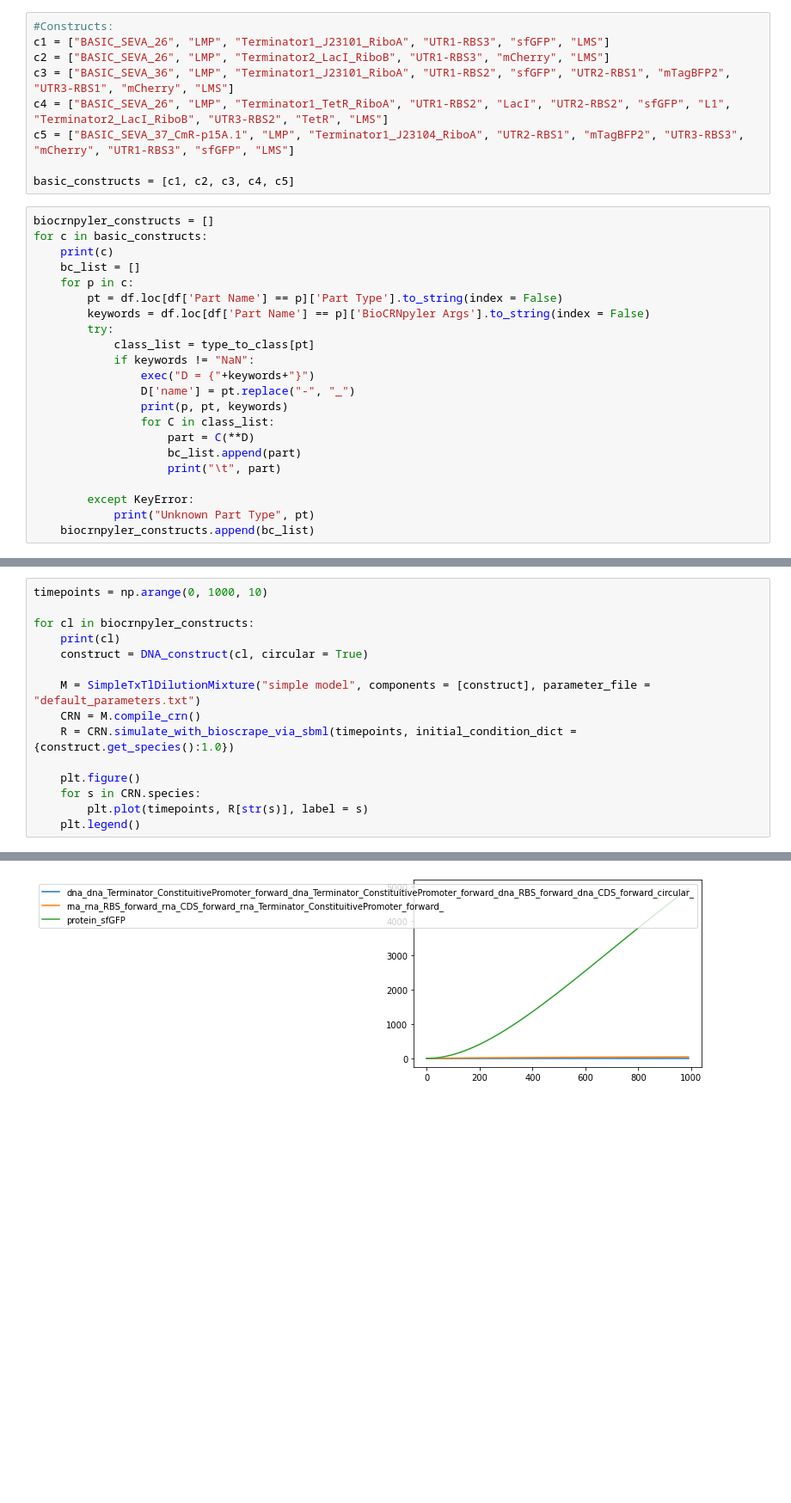
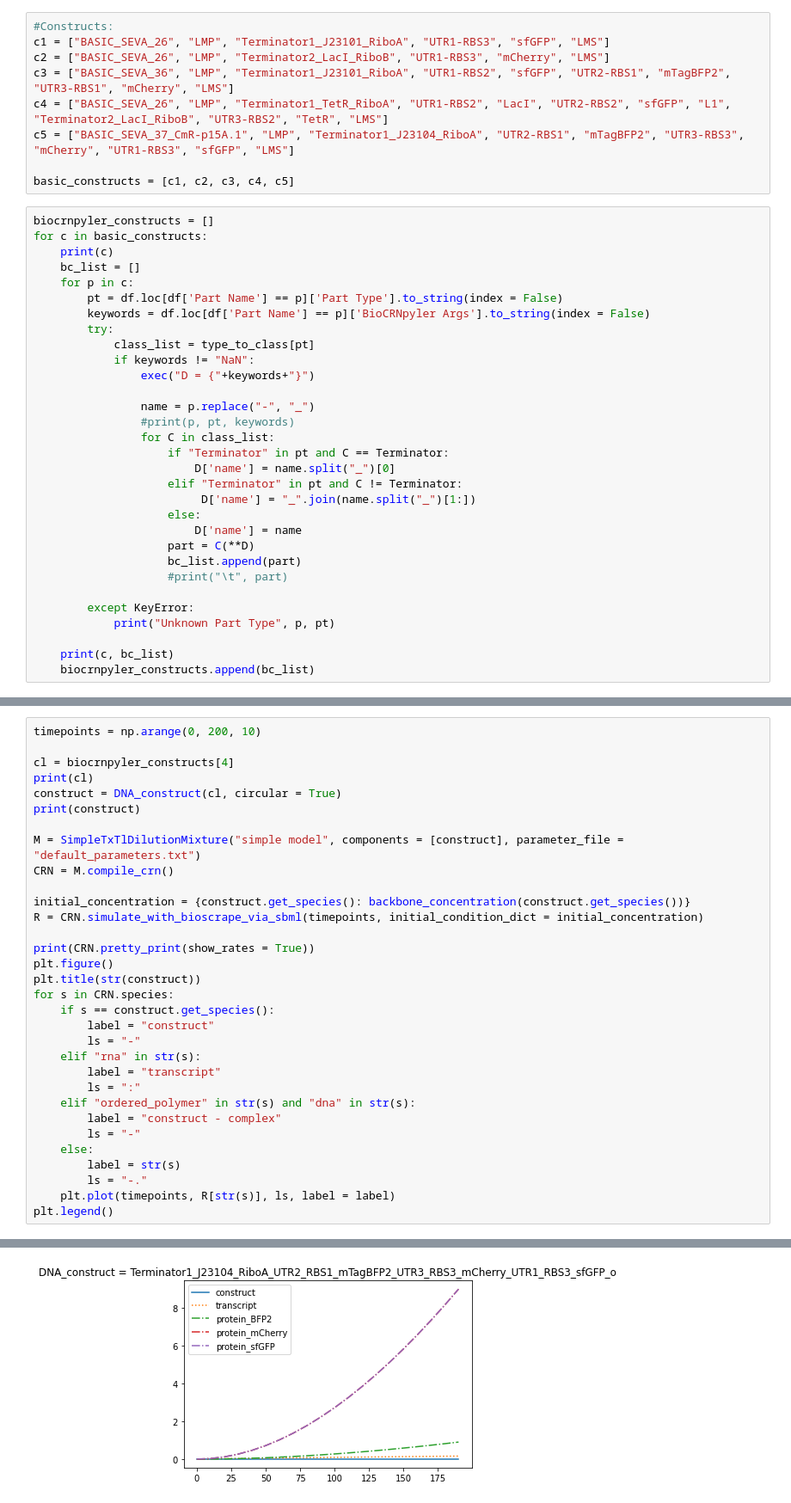
Before and after one commit to LondonBiofoundry/basicsynbio-BioCRNpyler, a Jupyter notebook: Prototype Notebook.ipynb, the cells around one changed output, grey strips where cells are left out. Shown at 86% size. Cells and saved outputs as stored; diff of their text form; blank space fills up the shorter version.

Commit message:
Parameter improvements

```diff
--- a/Prototype Notebook.ipynb
+++ b/Prototype Notebook.ipynb
@@ -59,15 +49,24 @@ for c in basic_constructs:
             class_list = type_to_class[pt]
             if keywords != "NaN":
                 exec("D = {"+keywords+"}")
-                D['name'] = pt.replace("-", "_")
-                print(p, pt, keywords)
+
+                name = p.replace("-", "_")
+                #print(p, pt, keywords)
                 for C in class_list:
+                    if "Terminator" in pt and C == Terminator:
+                        D['name'] = name.split("_")[0]
+                    elif "Terminator" in pt and C != Terminator:
+                         D['name'] = "_".join(name.split("_")[1:])
+                    else:
+                        D['name'] = name
                     part = C(**D)
                     bc_list.append(part)
-                    print("\t", part)
+                    #print("\t", part)
 
         except KeyError:
-            print("Unknown Part Type", pt)
+            print("Unknown Part Type", p, pt)
+
+    print(c, bc_list)
     biocrnpyler_constructs.append(bc_list)
 # %% [output]
 ['BASIC_SEVA_26', 'LMP', 'Terminator1_J23101_RiboA', 'UTR1-RBS3', 'sfGFP', 'LMS']
@@ -90,16 +305,33 @@ LMS Linker
 # %%
-timepoints = np.arange(0, 1000, 10)
+timepoints = np.arange(0, 200, 10)
 
-for cl in biocrnpyler_constructs:
-    print(cl)
-    construct = DNA_construct(cl, circular = True)
+cl = biocrnpyler_constructs[4]
+print(cl)
+construct = DNA_construct(cl, circular = True)
+print(construct)
 
-    M = SimpleTxTlDilutionMixture("simple model", components = [construct], parameter_file = "default_parameters.txt")
-    CRN = M.compile_crn()
-    R = CRN.simulate_with_bioscrape_via_sbml(timepoints, initial_condition_dict = {construct.get_species():1.0})
+M = SimpleTxTlDilutionMixture("simple model", components = [construct], parameter_file = "default_parameters.txt")
+CRN = M.compile_crn()
 
-    plt.figure()
-    for s in CRN.species:
-        plt.plot(timepoints, R[str(s)], label = s)
-    plt.legend()
+initial_concentration = {construct.get_species(): backbone_concentration(construct.get_species())}
+R = CRN.simulate_with_bioscrape_via_sbml(timepoints, initial_condition_dict = initial_concentration)
+
+print(CRN.pretty_print(show_rates = True))
+plt.figure()
+plt.title(str(construct))
+for s in CRN.species:
+    if s == construct.get_species():
+        label = "construct"
+        ls = "-"
+    elif "rna" in str(s):
+        label = "transcript"
+        ls = ":"
+    elif "ordered_polymer" in str(s) and "dna" in str(s):
+        label = "construct - complex"
+        ls = "-"
+    else:
+        label = str(s)
+        ls = "-."
+    plt.plot(timepoints, R[str(s)], ls, label = label)
+plt.legend()
 # %% [output]
@@ -111 +356 @@ for cl in biocrnpyler_constructs:
-[figure, old version]
+[figure, new version]
```
Also changed, not shown: parts of 7 cells of this notebook, 3 other files.
